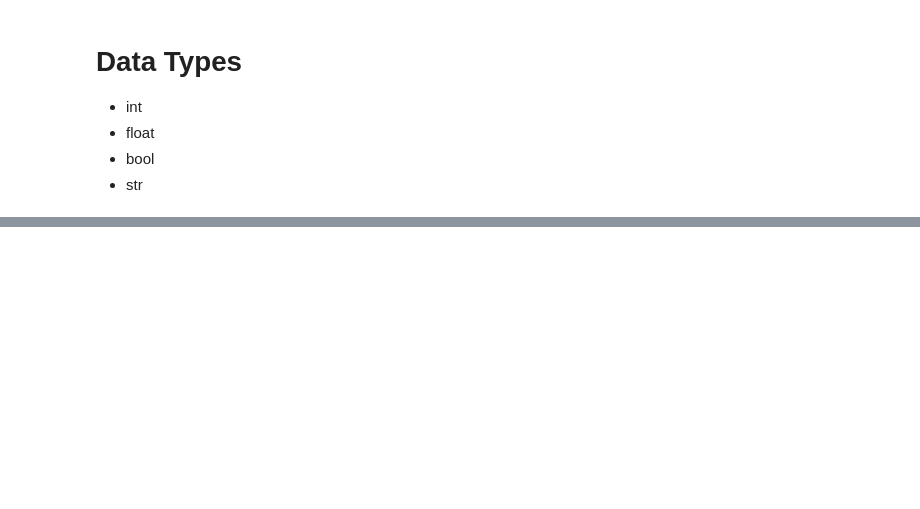
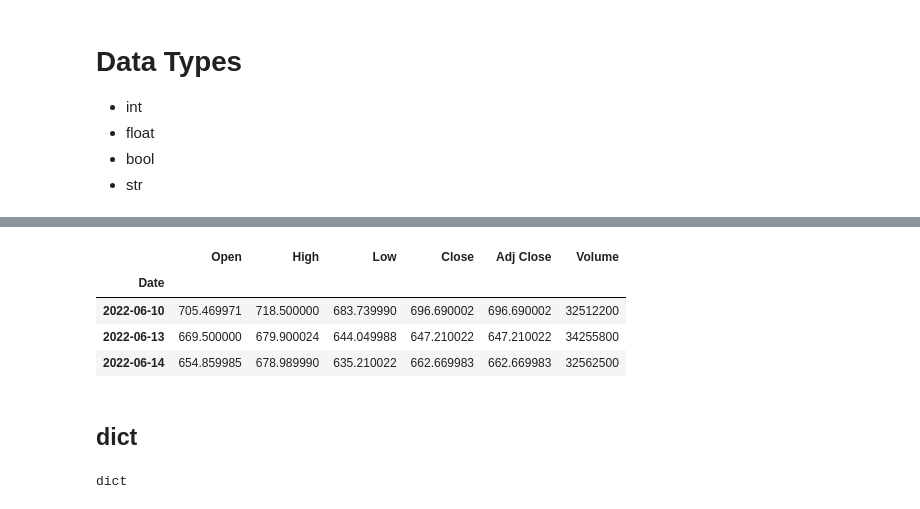
Before and after one commit to alegria12/0615, a Jupyter notebook: 20220615.ipynb, the cells around one changed output, grey strips where cells are left out. Drawn from its saved outputs; the diff is of its cells as text; code cells hidden in the pictures; blank space fills up the shorter version.

```diff
--- a/20220615.ipynb
+++ b/20220615.ipynb
@@ -29,0 +174,10 @@ for i in range(5):
+# %%
+df[-3:]
+# %% [output]
+|  | Open | High | Low | Close | Adj Close | Volume |
+| Date |  |  |  |  |  |  |
+| 2022-06-10 | 705.469971 | 718.500000 | 683.739990 | 696.690002 | 696.690002 | 32512200 |
+| 2022-06-13 | 669.500000 | 679.900024 | 644.049988 | 647.210022 | 647.210022 | 34255800 |
+| 2022-06-14 | 654.859985 | 678.989990 | 635.210022 | 662.669983 | 662.669983 | 32562500 |
+# %% [markdown]
+## dict
@@ -29,0 +186,4 @@ for i in range(5):
+# %%
+type(x)
+# %% [output]
+dict
```
Also changed, not shown: parts of 65 cells of this notebook.
